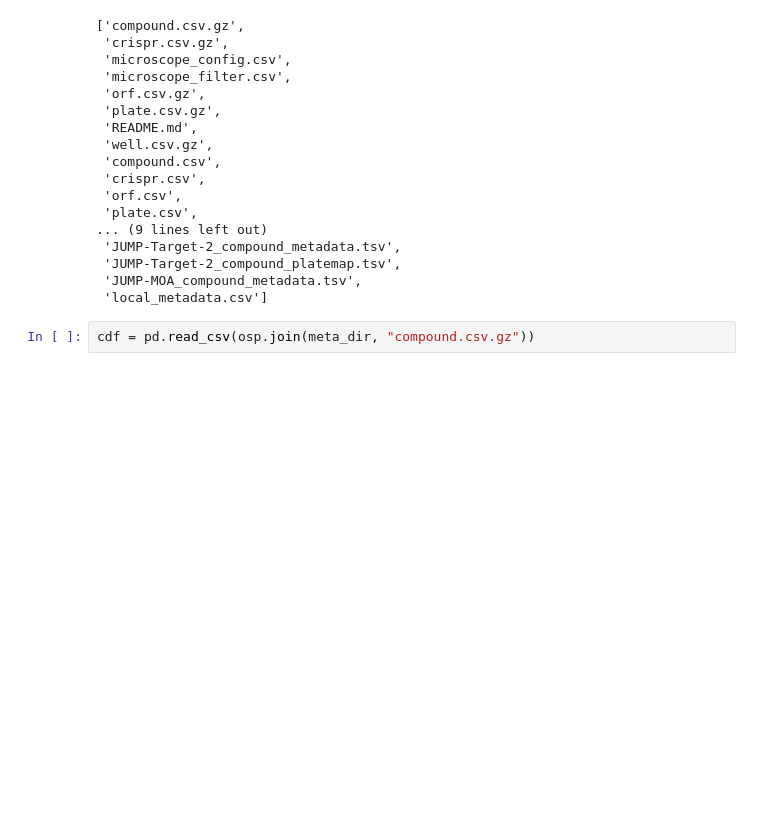
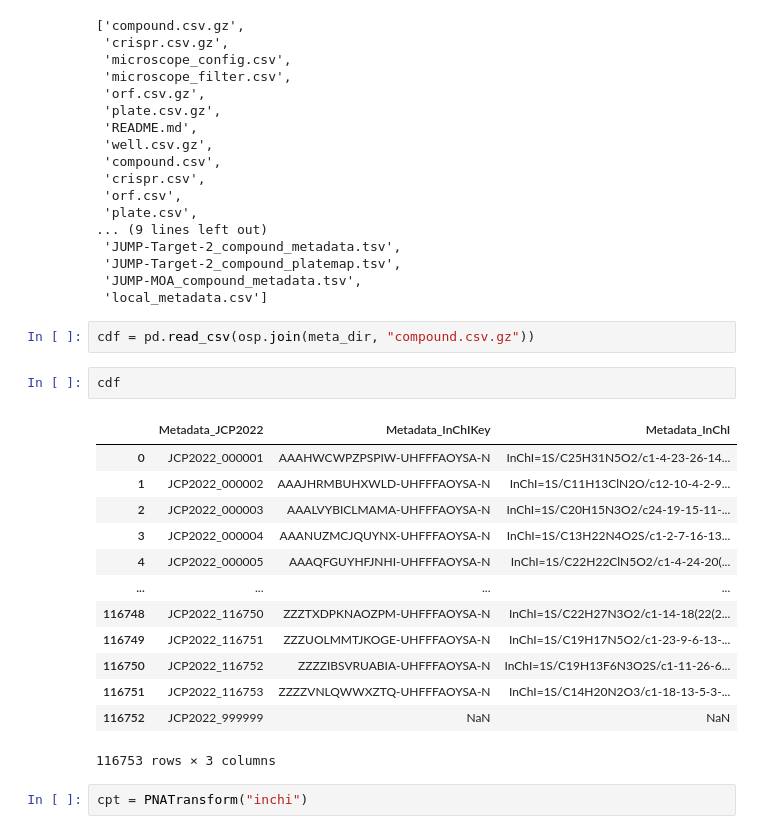
Before and after one commit to gwatkinson/jump_models, a Jupyter notebook: notebooks/6.1-gw-mgm.ipynb, the cells around one changed output. Saved outputs shown, nothing was run; the diff lists cells and outputs as text; blank space fills up the shorter version.

```diff
--- a/notebooks/6.1-gw-mgm.ipynb
+++ b/notebooks/6.1-gw-mgm.ipynb
@@ -89,3 +102,21 @@ os.listdir(meta_dir)
  'local_metadata.csv']
 # %%
 cdf = pd.read_csv(osp.join(meta_dir, "compound.csv.gz"))
+# %%
+cdf
+# %% [output]
+|  | Metadata_JCP2022 | Metadata_InChIKey | Metadata_InChI |
+| 0 | JCP2022_000001 | AAAHWCWPZPSPIW-UHFFFAOYSA-N | InChI=1S/C25H31N5O2/c1-4-23-26-14... |
+| 1 | JCP2022_000002 | AAAJHRMBUHXWLD-UHFFFAOYSA-N | InChI=1S/C11H13ClN2O/c12-10-4-2-9... |
+| 2 | JCP2022_000003 | AAALVYBICLMAMA-UHFFFAOYSA-N | InChI=1S/C20H15N3O2/c24-19-15-11-... |
+| 3 | JCP2022_000004 | AAANUZMCJQUYNX-UHFFFAOYSA-N | InChI=1S/C13H22N4O2S/c1-2-7-16-13... |
+| 4 | JCP2022_000005 | AAAQFGUYHFJNHI-UHFFFAOYSA-N | InChI=1S/C22H22ClN5O2/c1-4-24-20(... |
+| ... | ... | ... | ... |
+| 116748 | JCP2022_116750 | ZZZTXDPKNAOZPM-UHFFFAOYSA-N | InChI=1S/C22H27N3O2/c1-14-18(22(2... |
+| 116749 | JCP2022_116751 | ZZZUOLMMTJKOGE-UHFFFAOYSA-N | InChI=1S/C19H17N5O2/c1-23-9-6-13-... |
+| 116750 | JCP2022_116752 | ZZZZIBSVRUABIA-UHFFFAOYSA-N | InChI=1S/C19H13F6N3O2S/c1-11-26-6... |
+| 116751 | JCP2022_116753 | ZZZZVNLQWWXZTQ-UHFFFAOYSA-N | InChI=1S/C14H20N2O3/c1-18-13-5-3-... |
+| 116752 | JCP2022_999999 | NaN | NaN |
+116753 rows × 3 columns
+# %%
+cpt = PNATransform("inchi")
```
Also changed, not shown: parts of 22 cells of this notebook, 8 other files.
